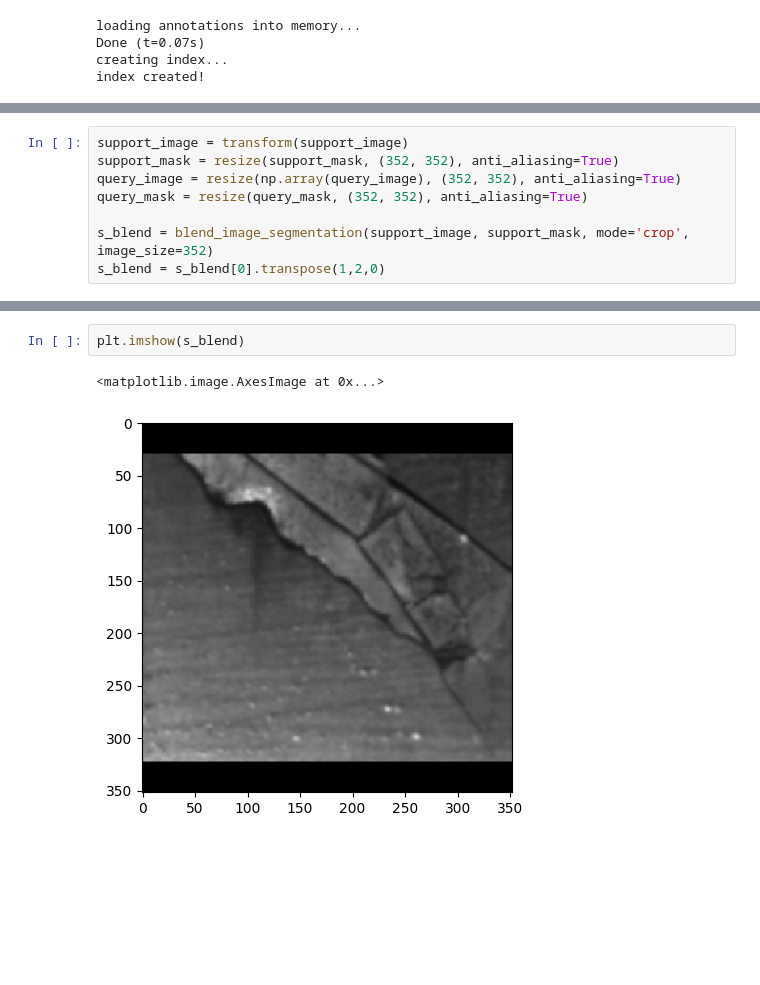
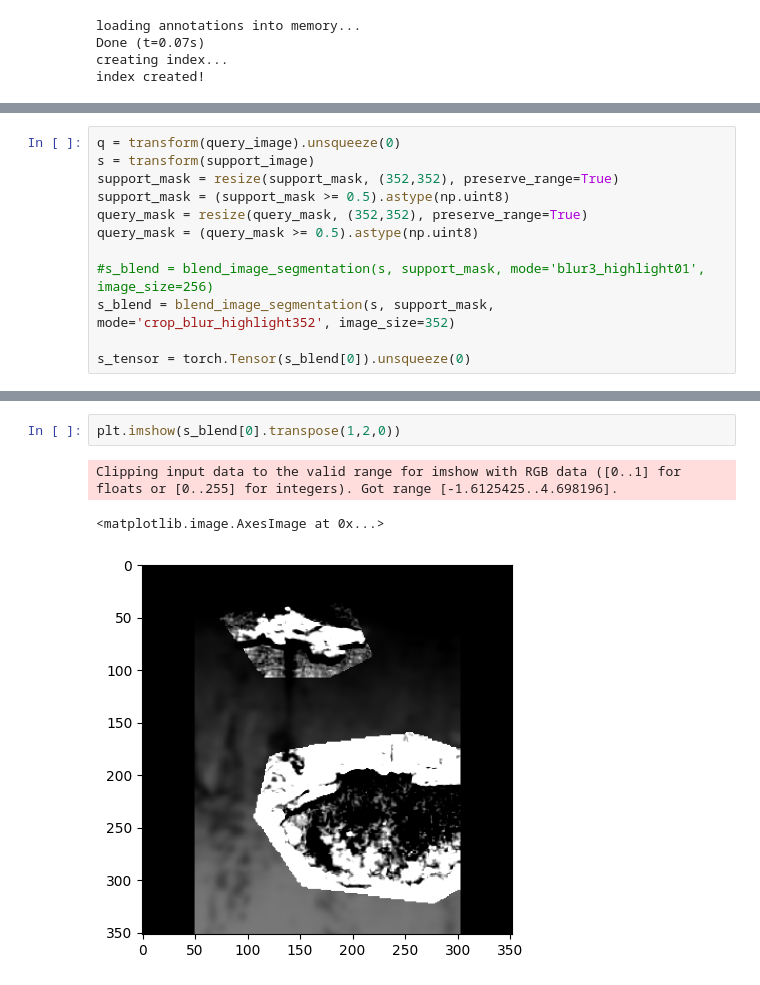
Before and after one commit to EnolAyo/clipseg_steel_defect, a Jupyter notebook: notebooks/segmentation_zero_one_shot_v2.ipynb, the cells around one changed output, grey strips where cells are left out. Drawn from its saved outputs; the diff is of its cells as text; blank space fills up the shorter version.

```diff
--- a/notebooks/segmentation_zero_one_shot_v2.ipynb
+++ b/notebooks/segmentation_zero_one_shot_v2.ipynb
@@ -88,8 +64,12 @@ plt.imshow(support_image)
 # %%
-support_image = transform(support_image)
-support_mask = resize(support_mask, (352, 352), anti_aliasing=True)
-query_image = resize(np.array(query_image), (352, 352), anti_aliasing=True)
-query_mask = resize(query_mask, (352, 352), anti_aliasing=True)
+q = transform(query_image).unsqueeze(0)
+s = transform(support_image)
+support_mask = resize(support_mask, (352,352), preserve_range=True)
+support_mask = (support_mask >= 0.5).astype(np.uint8)
+query_mask = resize(query_mask, (352,352), preserve_range=True)
+query_mask = (query_mask >= 0.5).astype(np.uint8)
 
-s_blend = blend_image_segmentation(support_image, support_mask, mode='crop', image_size=352)
-s_blend = s_blend[0].transpose(1,2,0)
+#s_blend = blend_image_segmentation(s, support_mask, mode='blur3_highlight01', image_size=256)
+s_blend = blend_image_segmentation(s, support_mask, mode='crop_blur_highlight352', image_size=352)
+
+s_tensor = torch.Tensor(s_blend[0]).unsqueeze(0)
@@ -101,5 +104,6 @@ plt.imshow(support_mask)
 # %%
-plt.imshow(s_blend)
+plt.imshow(s_blend[0].transpose(1,2,0))
 # %% [output]
-<matplotlib.image.AxesImage at 0x...>
+Clipping input data to the valid range for imshow with RGB data ([0..1] for floats or [0..255] for integers). Got range [-1.6125425..4.698196].
+<matplotlib.image.AxesImage at 0x...>
-[figure, old version]
+[figure, new version]
```
Also changed, not shown: parts of 14 cells of this notebook, 2 other files.
